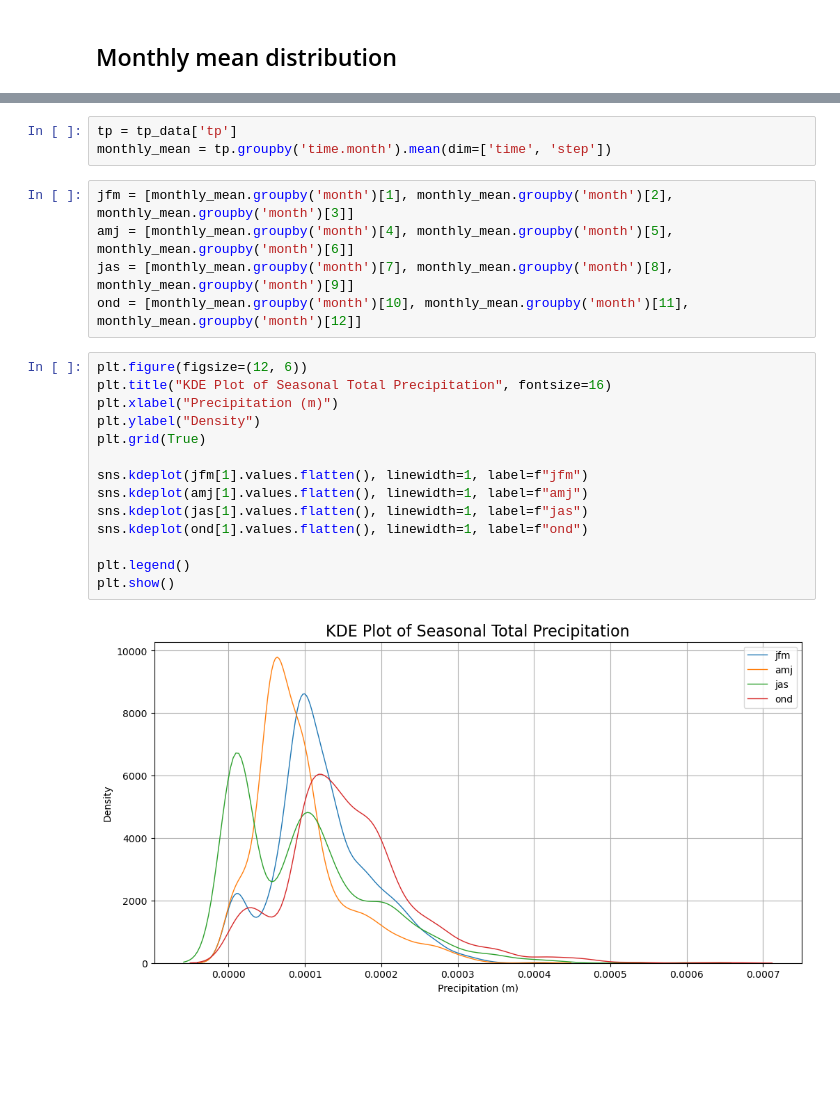
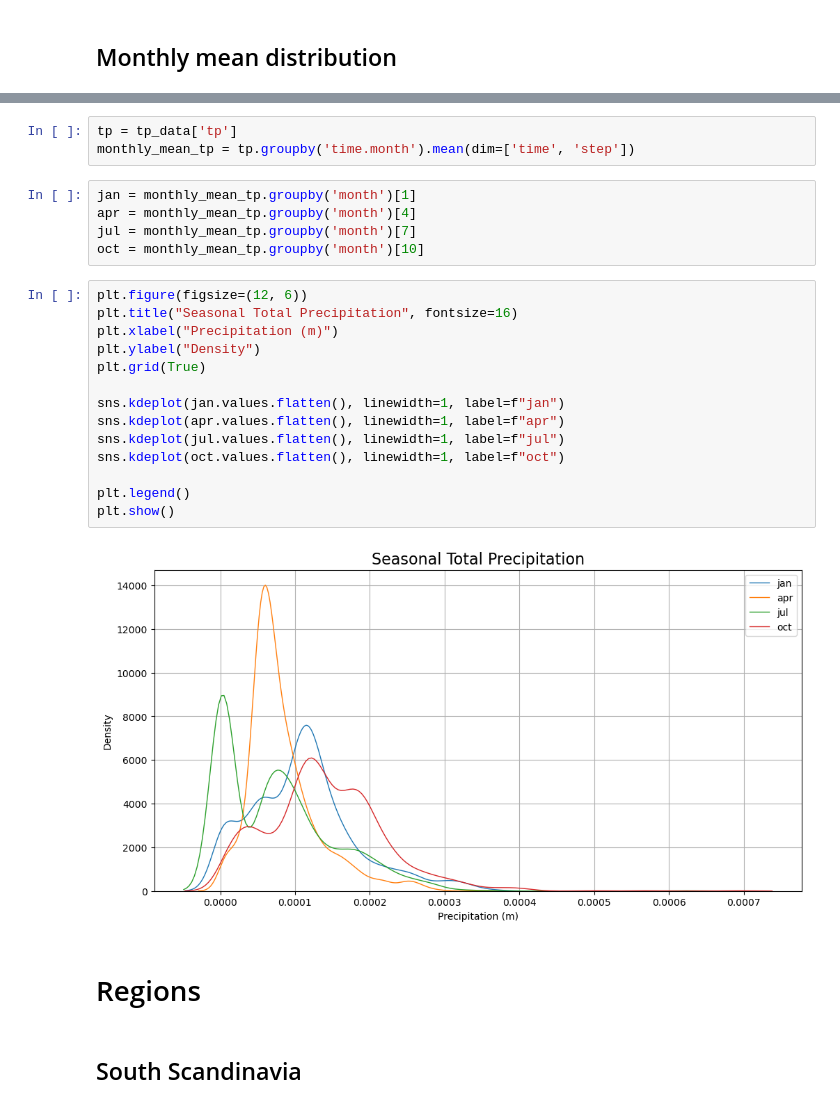
Before and after one commit to fquaren/AdaptationSandbox, a Jupyter notebook: notebooks/data_analysis.ipynb, the cells around one changed output, grey strips where cells are left out. Saved outputs shown, nothing was run; the diff lists cells and outputs as text; blank space fills up the shorter version.

```diff
--- a/notebooks/data_analysis.ipynb
+++ b/notebooks/data_analysis.ipynb
@@ -149,24 +161,28 @@ plt.show()
 # %%
 tp = tp_data['tp']
-monthly_mean = tp.groupby('time.month').mean(dim=['time', 'step'])
+monthly_mean_tp = tp.groupby('time.month').mean(dim=['time', 'step'])
-# %%
-jfm = [monthly_mean.groupby('month')[1], monthly_mean.groupby('month')[2], monthly_mean.groupby('month')[3]]
-amj = [monthly_mean.groupby('month')[4], monthly_mean.groupby('month')[5], monthly_mean.groupby('month')[6]]
-jas = [monthly_mean.groupby('month')[7], monthly_mean.groupby('month')[8], monthly_mean.groupby('month')[9]]
-ond = [monthly_mean.groupby('month')[10], monthly_mean.groupby('month')[11], monthly_mean.groupby('month')[12]]
+# %%
+jan = monthly_mean_tp.groupby('month')[1]
+apr = monthly_mean_tp.groupby('month')[4]
+jul = monthly_mean_tp.groupby('month')[7]
+oct = monthly_mean_tp.groupby('month')[10]
 # %%
 plt.figure(figsize=(12, 6))
-plt.title("KDE Plot of Seasonal Total Precipitation", fontsize=16)
+plt.title("Seasonal Total Precipitation", fontsize=16)
 plt.xlabel("Precipitation (m)")
 plt.ylabel("Density")
 plt.grid(True)
 
-sns.kdeplot(jfm[1].values.flatten(), linewidth=1, label=f"jfm")
-sns.kdeplot(amj[1].values.flatten(), linewidth=1, label=f"amj")
-sns.kdeplot(jas[1].values.flatten(), linewidth=1, label=f"jas")
-sns.kdeplot(ond[1].values.flatten(), linewidth=1, label=f"ond")
+sns.kdeplot(jan.values.flatten(), linewidth=1, label=f"jan")
+sns.kdeplot(apr.values.flatten(), linewidth=1, label=f"apr")
+sns.kdeplot(jul.values.flatten(), linewidth=1, label=f"jul")
+sns.kdeplot(oct.values.flatten(), linewidth=1, label=f"oct")
 
 plt.legend()
 plt.show()
 # %% [output]
-[figure, old version]
+[figure, new version]
+# %% [markdown]
+# Regions
+# %% [markdown]
+## South Scandinavia
```
Also changed, not shown: parts of 15 cells of this notebook.
